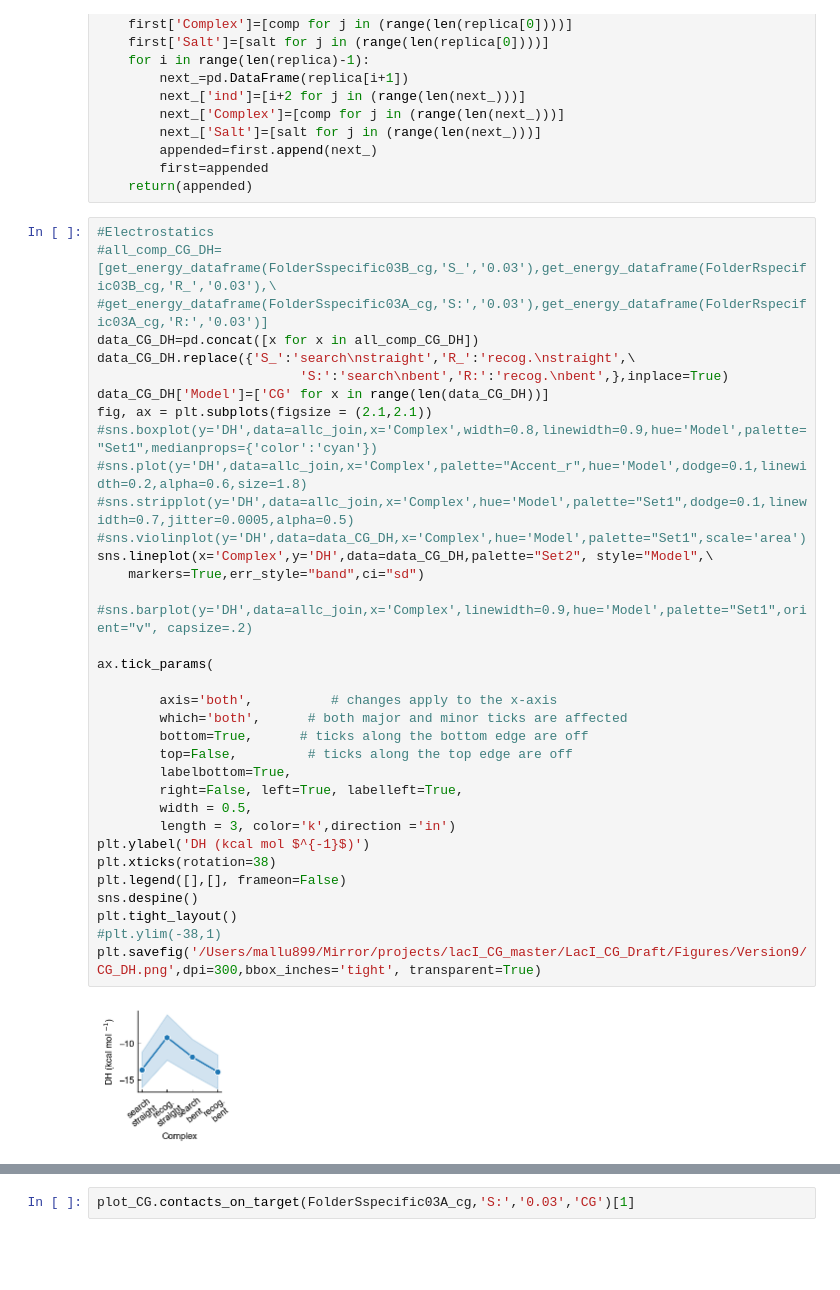
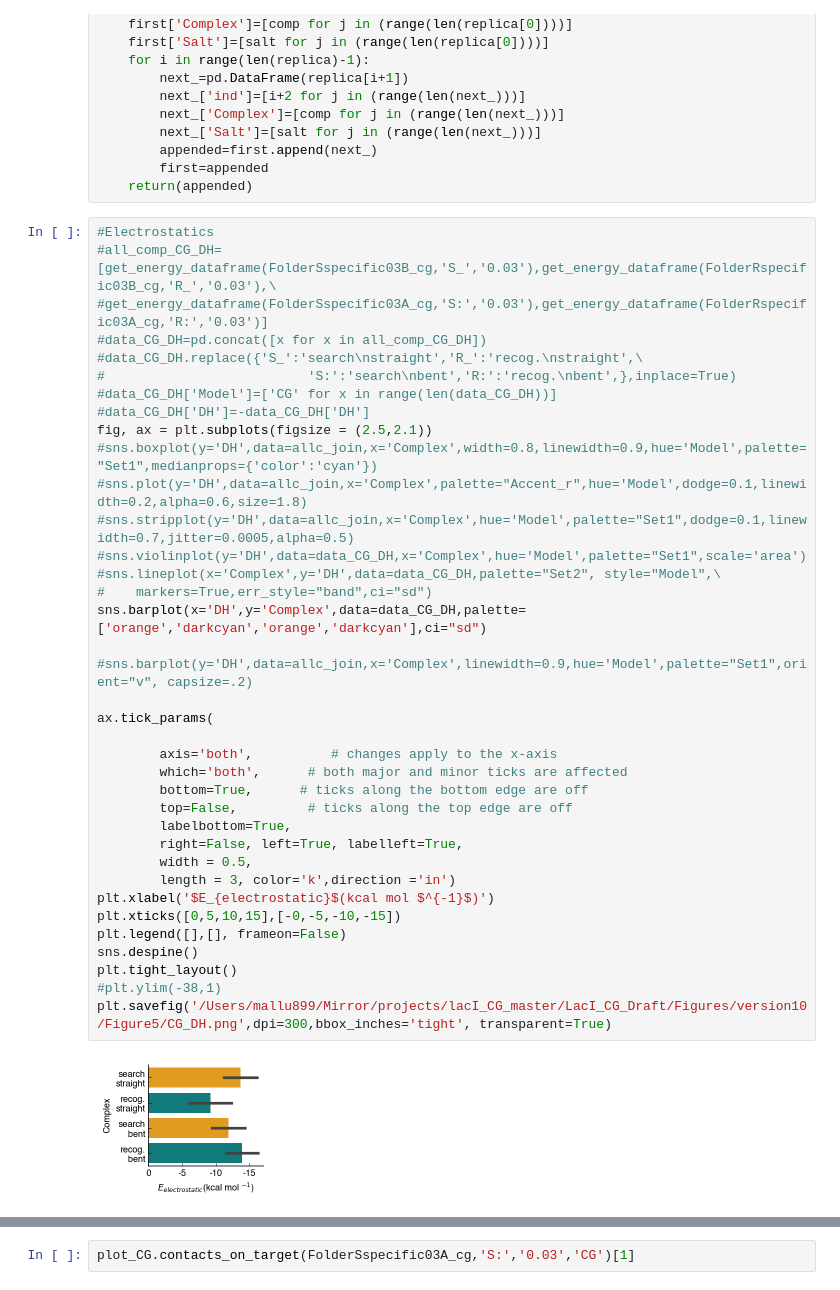
Before and after one commit to mallu2/CG_analysis, a Jupyter notebook: CG_energies_analysis.ipynb, the cells around one changed output, grey strips where cells are left out. Drawn from its saved outputs; the diff is of its cells as text; blank space fills up the shorter version.

Commit message:
Changed plotting

```diff
--- a/CG_energies_analysis.ipynb
+++ b/CG_energies_analysis.ipynb
@@ -288,37 +309,39 @@ def get_energy_dataframe(folder,comp,salt,energy='DH',start=None,end=None):
 # %%
 #Electrostatics
 #all_comp_CG_DH=[get_energy_dataframe(FolderSspecific03B_cg,'S_','0.03'),get_energy_dataframe(FolderRspecific03B_cg,'R_','0.03'),\
 #get_energy_dataframe(FolderSspecific03A_cg,'S:','0.03'),get_energy_dataframe(FolderRspecific03A_cg,'R:','0.03')]
-data_CG_DH=pd.concat([x for x in all_comp_CG_DH])
-data_CG_DH.replace({'S_':'search\nstraight','R_':'recog.\nstraight',\
-                          'S:':'search\nbent','R:':'recog.\nbent',},inplace=True)
-data_CG_DH['Model']=['CG' for x in range(len(data_CG_DH))]
-fig, ax = plt.subplots(figsize = (2.1,2.1))
+#data_CG_DH=pd.concat([x for x in all_comp_CG_DH])
+#data_CG_DH.replace({'S_':'search\nstraight','R_':'recog.\nstraight',\
+#                          'S:':'search\nbent','R:':'recog.\nbent',},inplace=True)
+#data_CG_DH['Model']=['CG' for x in range(len(data_CG_DH))]
+#data_CG_DH['DH']=-data_CG_DH['DH']
+fig, ax = plt.subplots(figsize = (2.5,2.1))
 #sns.boxplot(y='DH',data=allc_join,x='Complex',width=0.8,linewidth=0.9,hue='Model',palette="Set1",medianprops={'color':'cyan'})
 #sns.plot(y='DH',data=allc_join,x='Complex',palette="Accent_r",hue='Model',dodge=0.1,linewidth=0.2,alpha=0.6,size=1.8)
 #sns.stripplot(y='DH',data=allc_join,x='Complex',hue='Model',palette="Set1",dodge=0.1,linewidth=0.7,jitter=0.0005,alpha=0.5)
 #sns.violinplot(y='DH',data=data_CG_DH,x='Complex',hue='Model',palette="Set1",scale='area')
-sns.lineplot(x='Complex',y='DH',data=data_CG_DH,palette="Set2", style="Model",\
-    markers=True,err_style="band",ci="sd")
+#sns.lineplot(x='Complex',y='DH',data=data_CG_DH,palette="Set2", style="Model",\
+#    markers=True,err_style="band",ci="sd")
+sns.barplot(x='DH',y='Complex',data=data_CG_DH,palette=['orange','darkcyan','orange','darkcyan'],ci="sd")
 
 #sns.barplot(y='DH',data=allc_join,x='Complex',linewidth=0.9,hue='Model',palette="Set1",orient="v", capsize=.2)
 
 ax.tick_params(
 
         axis='both',          # changes apply to the x-axis
         which='both',      # both major and minor ticks are affected
         bottom=True,      # ticks along the bottom edge are off
         top=False,         # ticks along the top edge are off
         labelbottom=True,
         right=False, left=True, labelleft=True,
         width = 0.5,
         length = 3, color='k',direction ='in')
-plt.ylabel('DH (kcal mol $^{-1}$)')
-plt.xticks(rotation=38)
+plt.xlabel('$E_{electrostatic}$(kcal mol $^{-1}$)')
+plt.xticks([0,5,10,15],[-0,-5,-10,-15])
 plt.legend([],[], frameon=False)
 sns.despine()
 plt.tight_layout()
 #plt.ylim(-38,1)
-plt.savefig('/Users/mallu899/Mirror/projects/lacI_CG_master/LacI_CG_Draft/Figures/Version9/CG_DH.png',dpi=300,bbox_inches='tight', transparent=True)
+plt.savefig('/Users/mallu899/Mirror/projects/lacI_CG_master/LacI_CG_Draft/Figures/version10/Figure5/CG_DH.png',dpi=300,bbox_inches='tight', transparent=True)
 # %% [output]
-[figure, old version]
+[figure, new version]
```
Also changed, not shown: parts of 9 cells of this notebook.
